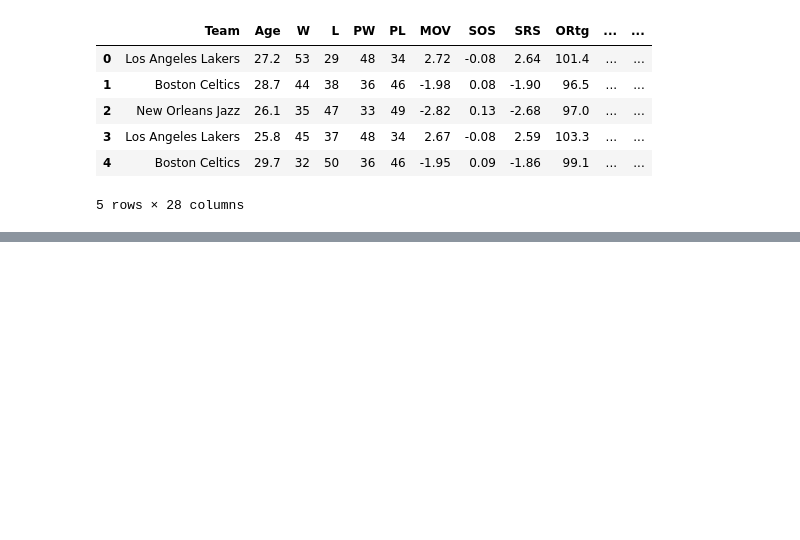
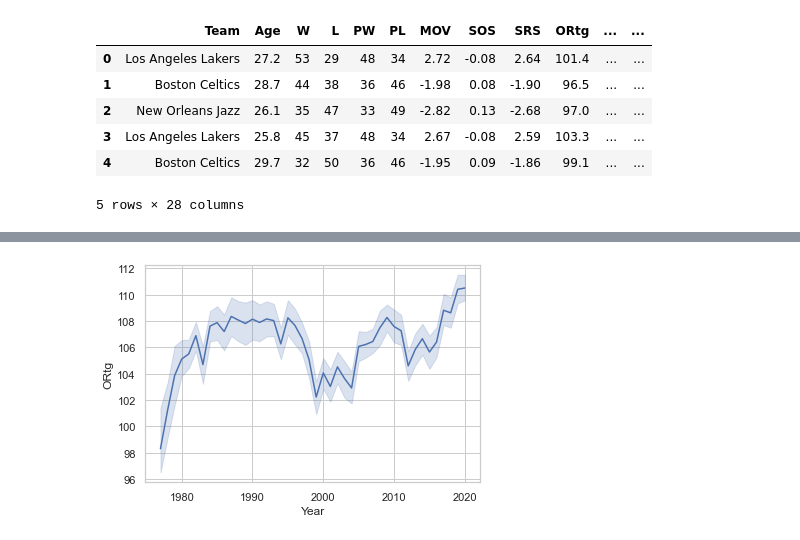
Before and after one commit to gargparthb/nba-data-analysis, a Jupyter notebook: notebooks/eda.ipynb, the cells around one changed output, grey strips where cells are left out. Drawn from its saved outputs; the diff is of its cells as text; code cells hidden in the pictures; blank space fills up the shorter version.

```diff
--- a/notebooks/eda.ipynb
+++ b/notebooks/eda.ipynb
@@ -44,0 +54,4 @@ data.head()
+# %%
+ofrplot = sns.lineplot(x='Year', y='ORtg', data=data)
+# %% [output]
+[figure, added]
```
Also changed, not shown: parts of 4 cells of this notebook.
